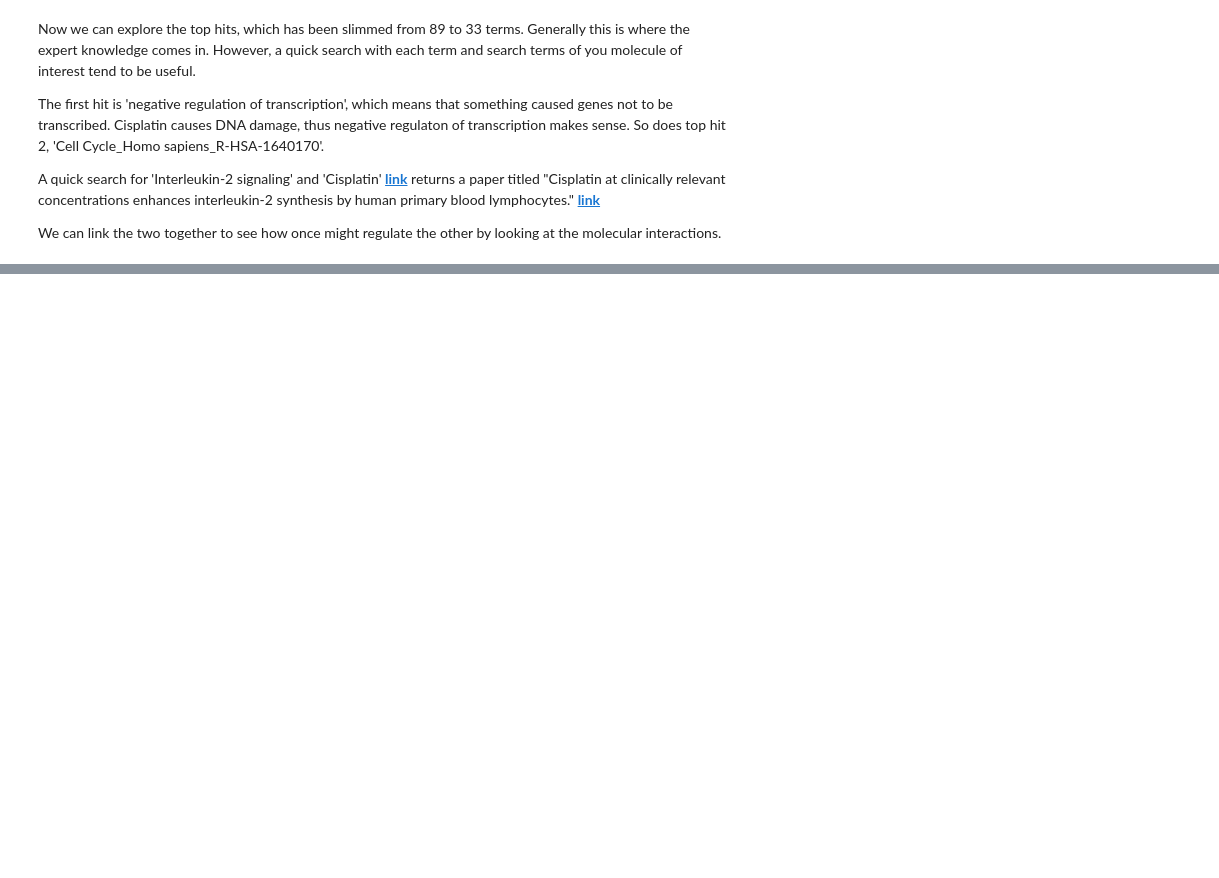
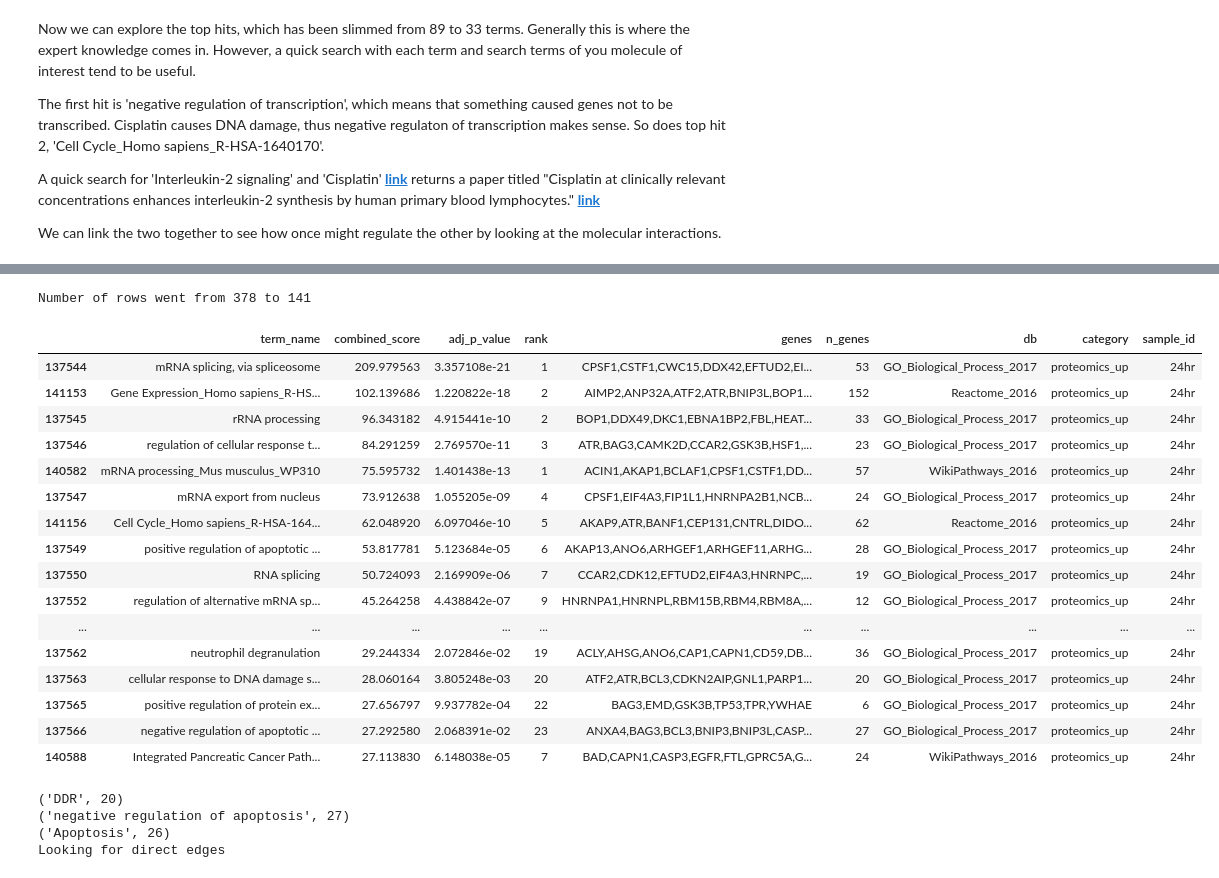
Before and after one commit to LoLab-MSM/MAGINE, a Jupyter notebook: examples/cisplatin/workflow_example.ipynb, the cells around one changed output, grey strips where cells are left out. Saved outputs shown, nothing was run; the diff lists cells and outputs as text; code cells hidden in the pictures; blank space fills up the shorter version.

```diff
--- a/examples/cisplatin/workflow_example.ipynb
+++ b/examples/cisplatin/workflow_example.ipynb
@@ -173,4 +196,23 @@ display(slimmed.head(25))
 # %%
 time_24_hour_prot = et.filter_dataframe(proteomics, p_value=0.05, combined_score=0.0, category='proteomics_up', sample_id='24hr', db=process_dbs)
-slimmed = et.find_similar_terms(time_24_hour_prot)
+slimmed = et.find_similar_terms(time_24_hour_prot, threshold=.5)
 display(slimmed.head(25))
+# %% [output]
+Number of rows went from 378 to 141
+|  | term_name | combined_score | adj_p_value | rank | genes | n_genes | db | category | sample_id |
+| 137544 | mRNA splicing, via spliceosome | 209.979563 | 3.357108e-21 | 1 | CPSF1,CSTF1,CWC15,DDX42,EFTUD2,EI... | 53 | GO_Biological_Process_2017 | proteomics_up | 24hr |
+| 141153 | Gene Expression_Homo sapiens_R-HS... | 102.139686 | 1.220822e-18 | 2 | AIMP2,ANP32A,ATF2,ATR,BNIP3L,BOP1... | 152 | Reactome_2016 | proteomics_up | 24hr |
+| 137545 | rRNA processing | 96.343182 | 4.915441e-10 | 2 | BOP1,DDX49,DKC1,EBNA1BP2,FBL,HEAT... | 33 | GO_Biological_Process_2017 | proteomics_up | 24hr |
+| 137546 | regulation of cellular response t... | 84.291259 | 2.769570e-11 | 3 | ATR,BAG3,CAMK2D,CCAR2,GSK3B,HSF1,... | 23 | GO_Biological_Process_2017 | proteomics_up | 24hr |
+| 140582 | mRNA processing_Mus musculus_WP310 | 75.595732 | 1.401438e-13 | 1 | ACIN1,AKAP1,BCLAF1,CPSF1,CSTF1,DD... | 57 | WikiPathways_2016 | proteomics_up | 24hr |
+| 137547 | mRNA export from nucleus | 73.912638 | 1.055205e-09 | 4 | CPSF1,EIF4A3,FIP1L1,HNRNPA2B1,NCB... | 24 | GO_Biological_Process_2017 | proteomics_up | 24hr |
+| 141156 | Cell Cycle_Homo sapiens_R-HSA-164... | 62.048920 | 6.097046e-10 | 5 | AKAP9,ATR,BANF1,CEP131,CNTRL,DIDO... | 62 | Reactome_2016 | proteomics_up | 24hr |
+| 137549 | positive regulation of apoptotic ... | 53.817781 | 5.123684e-05 | 6 | AKAP13,ANO6,ARHGEF1,ARHGEF11,ARHG... | 28 | GO_Biological_Process_2017 | proteomics_up | 24hr |
+| 137550 | RNA splicing | 50.724093 | 2.169909e-06 | 7 | CCAR2,CDK12,EFTUD2,EIF4A3,HNRNPC,... | 19 | GO_Biological_Process_2017 | proteomics_up | 24hr |
+| 137552 | regulation of alternative mRNA sp... | 45.264258 | 4.438842e-07 | 9 | HNRNPA1,HNRNPL,RBM15B,RBM4,RBM8A,... | 12 | GO_Biological_Process_2017 | proteomics_up | 24hr |
+| ... | ... | ... | ... | ... | ... | ... | ... | ... | ... |
+| 137562 | neutrophil degranulation | 29.244334 | 2.072846e-02 | 19 | ACLY,AHSG,ANO6,CAP1,CAPN1,CD59,DB... | 36 | GO_Biological_Process_2017 | proteomics_up | 24hr |
+| 137563 | cellular response to DNA damage s... | 28.060164 | 3.805248e-03 | 20 | ATF2,ATR,BCL3,CDKN2AIP,GNL1,PARP1... | 20 | GO_Biological_Process_2017 | proteomics_up | 24hr |
+| 137565 | positive regulation of protein ex... | 27.656797 | 9.937782e-04 | 22 | BAG3,EMD,GSK3B,TP53,TPR,YWHAE | 6 | GO_Biological_Process_2017 | proteomics_up | 24hr |
+| 137566 | negative regulation of apoptotic ... | 27.292580 | 2.068391e-02 | 23 | ANXA4,BAG3,BCL3,BNIP3,BNIP3L,CASP... | 27 | GO_Biological_Process_2017 | proteomics_up | 24hr |
+| 140588 | Integrated Pancreatic Cancer Path... | 27.113830 | 6.148038e-05 | 7 | BAD,CAPN1,CASP3,EGFR,FTL,GPRC5A,G... | 24 | WikiPathways_2016 | proteomics_up | 24hr |
@@ -185,0 +219,14 @@ term_net, mol_net = create_subnetwork(shorten_names.values(), renamed, network,
+# %%
+shorten_names = {
+                 'cellular response to DNA damage stimulus ': 'DDR',
+                 'negative regulation of apoptotic process ': 'negative regulation of apoptosis',
+                 'Apoptosis_Homo sapiens_R-HSA-109581' : 'Apoptosis',
+                }
+renamed = time_24_hour_prot.copy()
+time_24_hour_prot['term_name'] = time_24_hour_prot['term_name'].replace(shorten_names)
+term_net_24, mol_net_24 = nt.create_subnetwork(shorten_names.values(), time_24_hour_prot, network, '24hr', cytoscape_js=False)
+# %% [output]
+('DDR', 20)
+('negative regulation of apoptosis', 27)
+('Apoptosis', 26)
+Looking for direct edges
```
Also changed, not shown: parts of 57 cells of this notebook, 11 other files.
